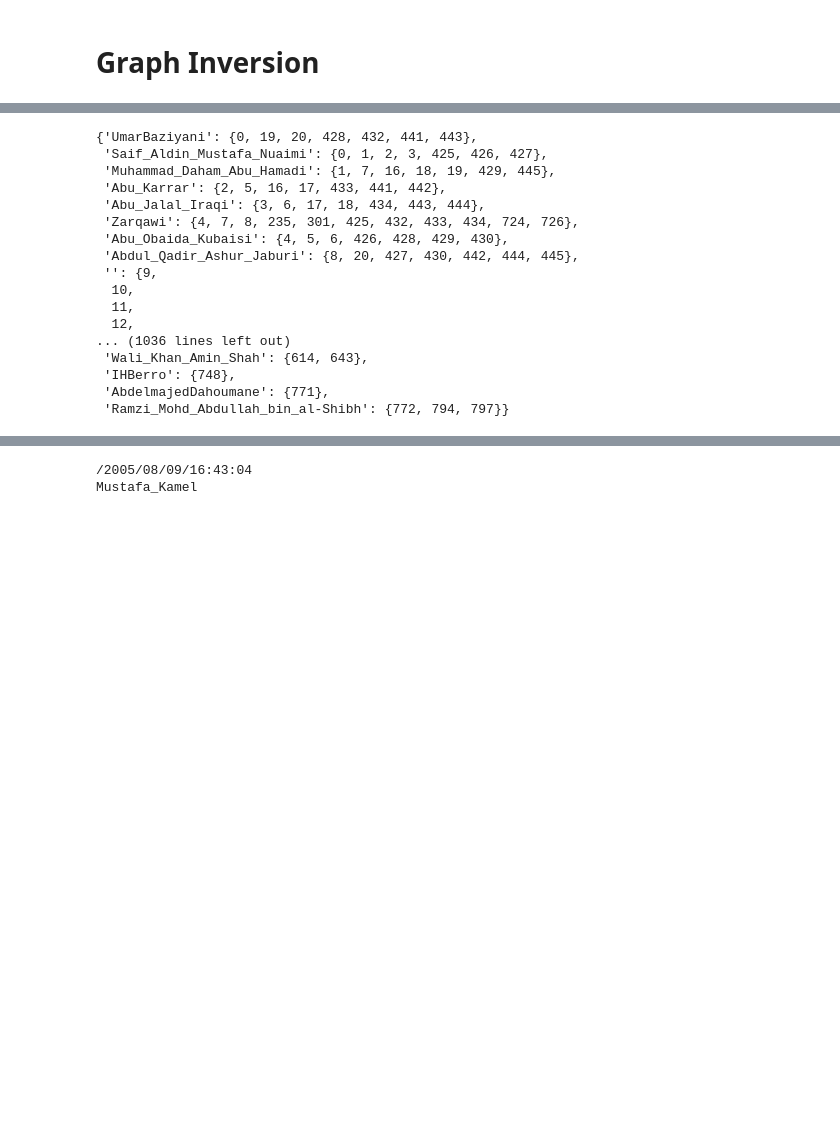
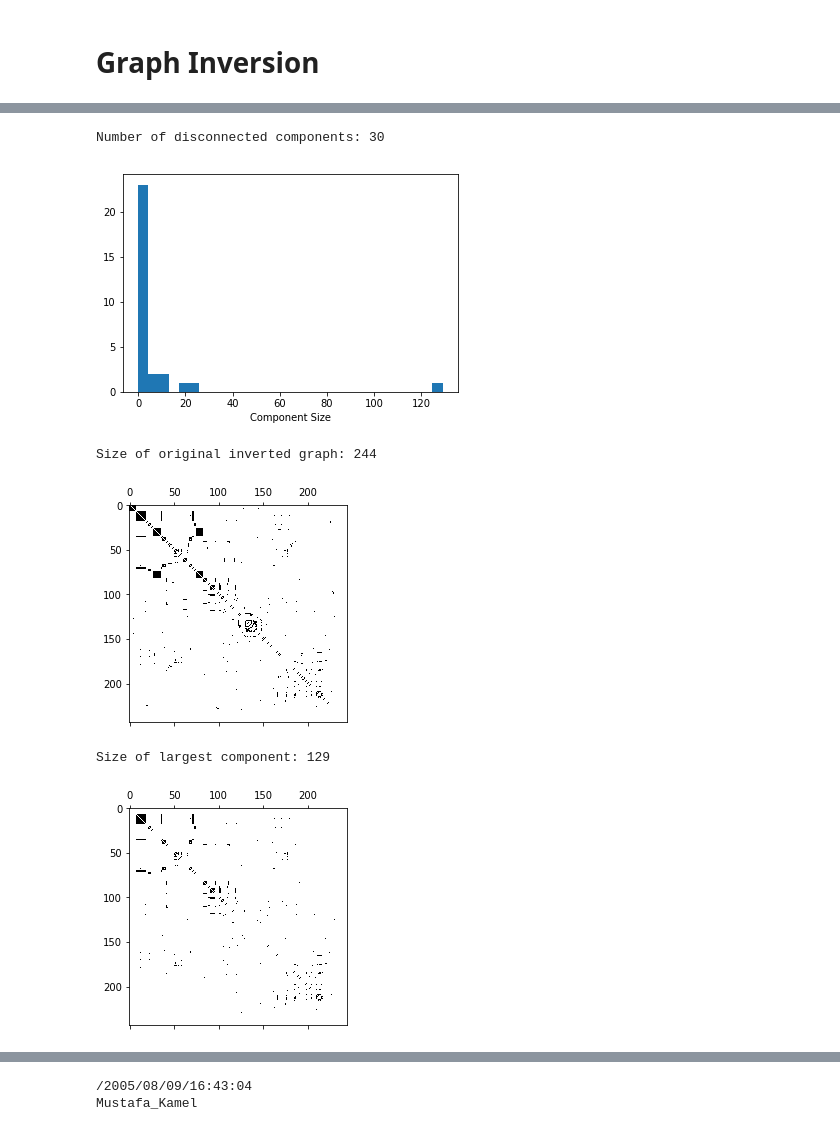
Before and after one commit to Kakavand/EPFL-antiterrorAssignment, a Jupyter notebook: project/give_names_tonodes.ipynb, the cells around one changed output, grey strips where cells are left out. Drawn from its saved outputs; the diff is of its cells as text; code cells hidden in the pictures; blank space fills up the shorter version.

```diff
--- a/project/give_names_tonodes.ipynb
+++ b/project/give_names_tonodes.ipynb
@@ -107,21 +71,26 @@ print(A_inverted[:23,:23],'\n')
-# %%
-name_dict
-# %% [output]
-{'UmarBaziyani': {0, 19, 20, 428, 432, 441, 443},
- 'Saif_Aldin_Mustafa_Nuaimi': {0, 1, 2, 3, 425, 426, 427},
- 'Muhammad_Daham_Abu_Hamadi': {1, 7, 16, 18, 19, 429, 445},
- 'Abu_Karrar': {2, 5, 16, 17, 433, 441, 442},
- 'Abu_Jalal_Iraqi': {3, 6, 17, 18, 434, 443, 444},
- 'Zarqawi': {4, 7, 8, 235, 301, 425, 432, 433, 434, 724, 726},
- 'Abu_Obaida_Kubaisi': {4, 5, 6, 426, 428, 429, 430},
- 'Abdul_Qadir_Ashur_Jaburi': {8, 20, 427, 430, 442, 444, 445},
- '': {9,
-  10,
-  11,
-  12,
-... (1036 lines left out)
- 'Wali_Khan_Amin_Shah': {614, 643},
- 'IHBerro': {748},
- 'AbdelmajedDahoumane': {771},
- 'Ramzi_Mohd_Abdullah_bin_al-Shibh': {772, 794, 797}}
+# %%
+components = find_components(A_inverted)
+largest_component_inv, size = find_largest_component(components)
+print("Number of disconnected components: {d:}".format(d=len(components)))
+deg_dist = []
+for c in range(len(components)):
+    deg_dist.append(num_nodes(components[c]))
+plt.hist(deg_dist, bins=len(components))
+plt.xlabel('Component Size')
+plt.show()
+
+print("Size of original inverted graph: {s:}".format(s=num_terrorist))
+plt.spy(A_inverted)
+plt.show()
+
+print("Size of largest component: {s:}".format(s=size))
+plt.spy(largest_component_inv)
+plt.show()
+# %% [output]
+Number of disconnected components: 30
+[figure, added]
+Size of original inverted graph: 244
+[figure, added]
+Size of largest component: 129
+[figure, added]
 # %%
```
Also changed, not shown: parts of 7 cells of this notebook, 3 other files.
